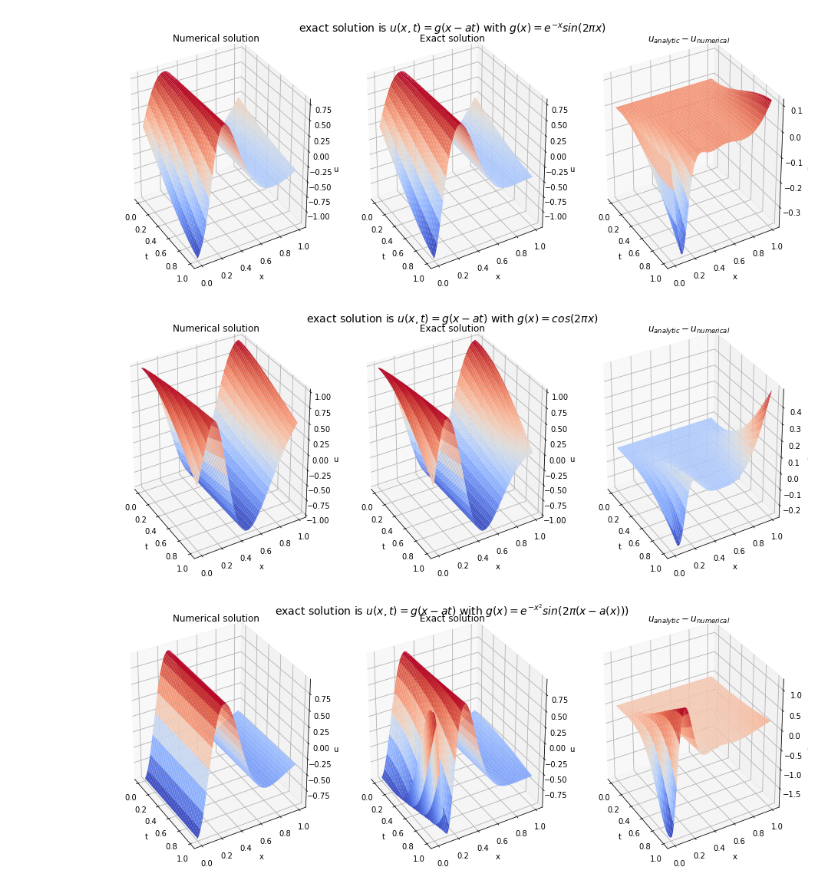
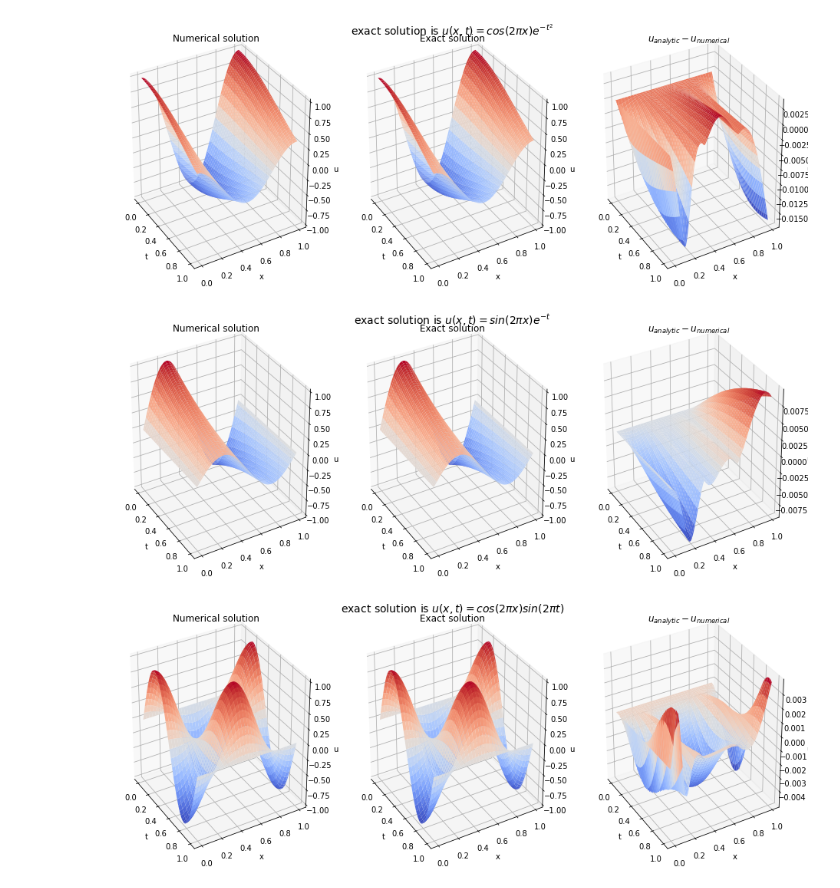
Before and after one commit to ulrikunneberg/numdiffprosj2, a Jupyter notebook: Augusts fil.ipynb, the cells around one changed output. Drawn from its saved outputs; the diff is of its cells as text; code cells hidden in the pictures.

```diff
--- a/Augusts fil.ipynb
+++ b/Augusts fil.ipynb
@@ -17,13 +17,10 @@ def simple_a(x, t=0):
     return np.array((x-1/3)*(x-2/3))
 
 def simple_a2(x, t=0):
-    return np.array((x-1/2)*(x-1/2))
+    return np.array((x-1/4)*(x-3/4))
 
 def simple_a3(x, t=0):
-    if np.isscalar(t):
-        return (x-1/2)*(x-1/2)*t
-    else:
-        return t*(x-1/2)*(x-1/2)
+    return simple_a(x**2, t)
     #return  #np.array(like_t*(x-1/2)*(x-1/2))
 
 def pos_a(x, a):
@@ -91,11 +137,6 @@ def bc_noRHS1(t, init, a):
 # %%
-#t=0 without a RHS, u_0(x)
-def exact_sol(f, x, a, t):
-    tt, xx=np.meshgrid(t, x)
-    return f(xx-a(xx, tt)*tt)
-
 #Scheme  , RHS_func=lambda t, x:np.zeros((len(x), len(t)))
-def upwind(M, T, N, u_init, u_bc, a=simple_a):
+def upwind(M, T, N, u_init, u_bc, a=simple_a, RHS_func=lambda t, x, a:np.zeros((len(x), len(t)))):
 
     h=1/M
     k=T/N
@@ -115,16 +156,21 @@ def upwind(M, T, N, u_init, u_bc, a=simple_a):
 
     CFL=k/h*a(x)
 
+    F=RHS_func(t, x, a)
+
     for n in range(N):
 
-        U[:, n+1]=A@U[:, n]
+        U[:, n+1]=A@U[:, n] + k*F[:, n]
         U[0, n+1]=u_bc(t[n+1], u_init, a)
 
 
     return U, CFL
 # %%
+xxx=np.linspace(0, 1, M+1)
+ttt=np.linspace(0, T, N+1)
+'''
 #Numerical solution
-noRHS1, noRHSCFL1=upwind(M, T, N, init_noRHS1, bc_noRHS1)
+noRHS1, noRHSCFL1=upwind(M, T, N, init_noRHS1, bc_noRHS)
 
 #Exact solution
 exact1=exact_sol(init_noRHS1, xxx, simple_a, ttt)
@@ -132,56 +178,59 @@ exact1=exact_sol(init_noRHS1, xxx, simple_a, ttt)
 #Error
 diff1=noRHS1-exact1
 
 #Numerical solution 2
-noRHS2, noRHSCFL2=upwind(M, T, N, init_noRHS2, bc_noRHS1, a=simple_a2)
+noRHS2, noRHSCFL2=upwind(M, T, N, init_noRHS2, bc_noRHS, a=simple_a2)
 
 #Exact solution 2
 exact2=exact_sol(init_noRHS2, xxx, simple_a2, ttt)
 
 #Error 2
 diff2=noRHS2-exact2
 
 #Numerical solution 3
-noRHS3, noRHSCFL3=upwind(M, T, N, init_noRHS3, bc_noRHS1, a=simple_a3)
+noRHS3, noRHSCFL3=upwind(M, T, N, init_noRHS3, bc_noRHS, a=simple_a3)
 
 #Exact solution 3
 exact3=exact_sol(init_noRHS3, xxx, simple_a3, ttt)
 
 #Error 3
 diff3=noRHS3-exact3
 
 '''
-#Numerical solution 2
-noRHS2, noRHSCFL2=upwind(M, T, N, init_noRHS2, bc_noRHS1, a=simple_a)
+RHS1, RHS1CFL=upwind(M, T, N, init_RHS, bc_RHS, a=simple_a, RHS_func=withRHS1)
 
-#Exact solution 2
-exact2=exact_sol(init_noRHS2, xxx, simple_a, ttt)
+tttt, xxxx=np.meshgrid(ttt, xxx)
+exactRHS1=u_exact1(0, xxxx, simple_a, tttt)
 
-#Error 2
-diff2=noRHS2-exact2
+diffRHS=RHS1 - exactRHS1
 
-#Numerical solution 3
-noRHS3, noRHSCFL3=upwind(M, T, N, init_noRHS3, bc_noRHS1, a=simple_a)
 
-#Exact solution 3
-exact3=exact_sol(init_noRHS3, xxx, simple_a, ttt)
+plot_solutionTest(RHS1, exactRHS1, diffRHS, angle=-30, filename="numeric upwind vs exact test 1", name=r'exact solution is $u(x,t)=cos(2\pi x)e^{-t^2}$')
 
-#Error 3
-diff3=noRHS3-exact3
-'''
 
-plot_solutionTest(noRHS1, exact1, diff1, angle=-30, filename="numeric upwind vs exact test 1", name=r'exact solution is $u(x,t)=g(x-at)$ with $g(x)=e^{-x}sin(2\pi x)$')
 
-plot_solutionTest(noRHS2, exact2, diff2, angle=-30, filename="numeric upwind vs exact test 2", name=r'exact solution is $u(x,t)=g(x-at)$ with $g(x)=cos(2\pi x)$')
+RHS2, RHS2CFL=upwind(M, T, N, init_RHS2, bc_RHS2, a=simple_a, RHS_func=withRHS2)
 
-plot_solutionTest(noRHS3, exact3, diff3, angle=-30, filename="numeric upwind vs exact test 3", name=r'exact solution is $u(x,t)=g(x-at)$ with $g(x)=e^{-x^2}sin(2\pi\left(x-a(x))\right)$')
+tttt, xxxx=np.meshgrid(ttt, xxx)
+exactRHS2=u_exact2(0, xxxx, simple_a, tttt)
 
-#På siste skjer det noe rart, vet ikke hva. Skal spørre imorgen, prøver å implementere en simple_a som avhenger av t
-#OBS på LAX Wendroff kan ikke simple_a avhenge av t, så ikke vits i å prøve der
+diffRHS2=RHS2 - exactRHS2
+
+
+RHS3, RHS3CFL=upwind(M, T, N, init_RHS3, bc_RHS3, a=simple_a, RHS_func=withRHS3)
+
+tttt, xxxx=np.meshgrid(ttt, xxx)
+exactRHS3=u_exact3(0, xxxx, simple_a, tttt)
+
+diffRHS3=RHS3 - exactRHS3
+
+plot_solutionTest(RHS2, exactRHS2, diffRHS2, angle=-30, filename="numeric upwind vs exact test 2", name=r'exact solution is $u(x,t)=sin(2\pi x)e^{-t}$ ')
+
+plot_solutionTest(RHS3, exactRHS3, diffRHS3, angle=-30, filename="numeric upwind vs exact test 3", name=r'exact solution is $u(x,t)=cos(2\pi x)sin(2\pi t)$')
 # %% [output]
-[figure, old version]
+[figure, new version]
-[figure, old version]
+[figure, new version]
-[figure, old version]
+[figure, new version]
 # %%
 def plot_func2(numeric, exact, title="Title", savefig="fixed t-values1"):
 
```
Also changed, not shown: parts of 9 cells of this notebook, 7 other files.
